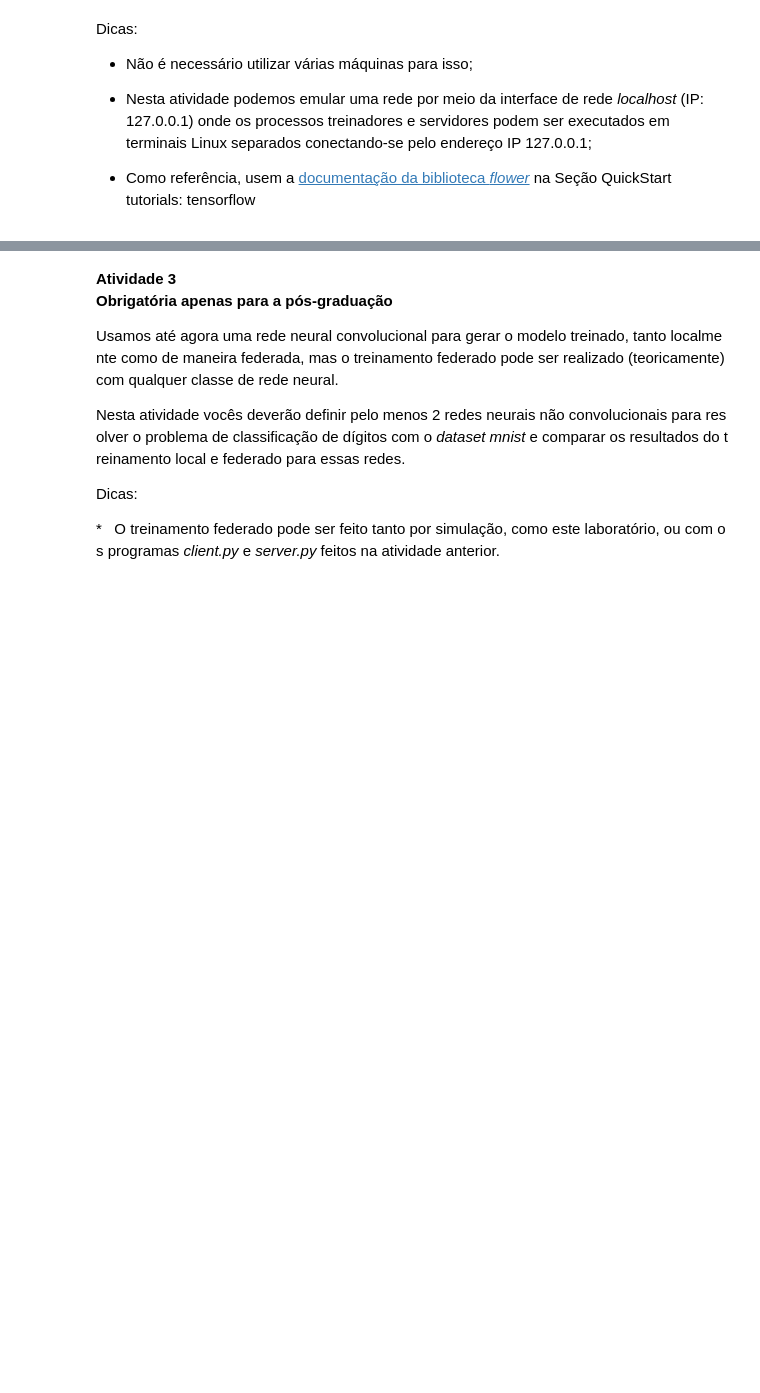
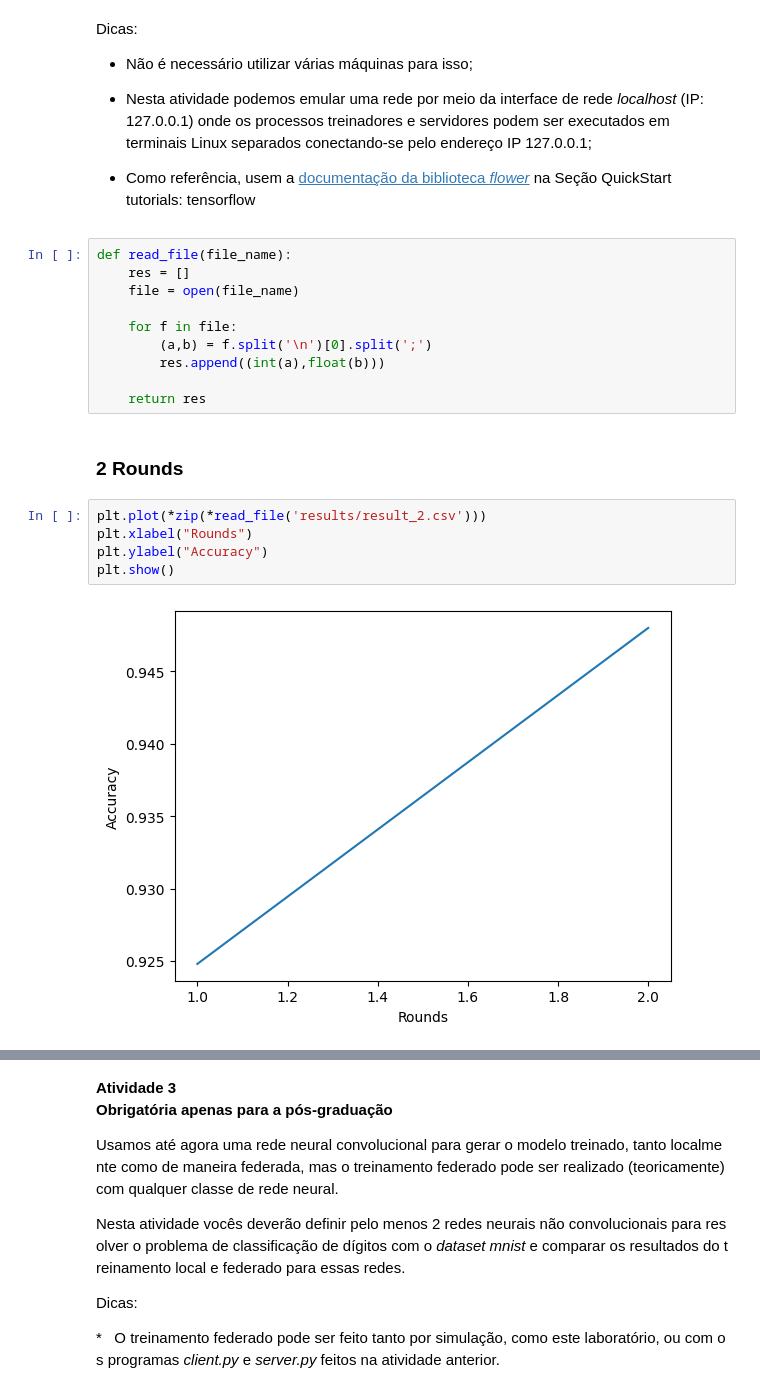
Before and after one commit to thiago-tsms/UFES-programacao-paralela, a Jupyter notebook: Laboratório II/Lab_2_Aprendizado_Federado.ipynb, the cells around one changed output, grey strips where cells are left out. Drawn from its saved outputs; the diff is of its cells as text; blank space fills up the shorter version.

```diff
--- a/Laboratório II/Lab_2_Aprendizado_Federado.ipynb
+++ b/Laboratório II/Lab_2_Aprendizado_Federado.ipynb
@@ -729,3 +729,22 @@ Dicas:
 
 *    Nesta atividade podemos emular uma rede por meio da interface de rede *localhost* (IP: 127.0.0.1) onde os processos treinadores e servidores podem ser executados em terminais Linux separados conectando-se pelo endereço IP 127.0.0.1;
 *   Como referência, usem a [documentação da biblioteca *flower*](https://flower.dev/docs/) na Seção QuickStart tutorials: tensorflow
+# %%
+def read_file(file_name):
+    res = []
+    file = open(file_name)
+
+    for f in file:
+        (a,b) = f.split('\n')[0].split(';')
+        res.append((int(a),float(b)))
+
+    return res
+# %% [markdown]
+### 2 Rounds
+# %%
+plt.plot(*zip(*read_file('results/result_2.csv')))
+plt.xlabel("Rounds")
+plt.ylabel("Accuracy")
+plt.show()
+# %% [output]
+[figure, added]
```
Also changed, not shown: parts of 12 cells of this notebook, 10 other files.
